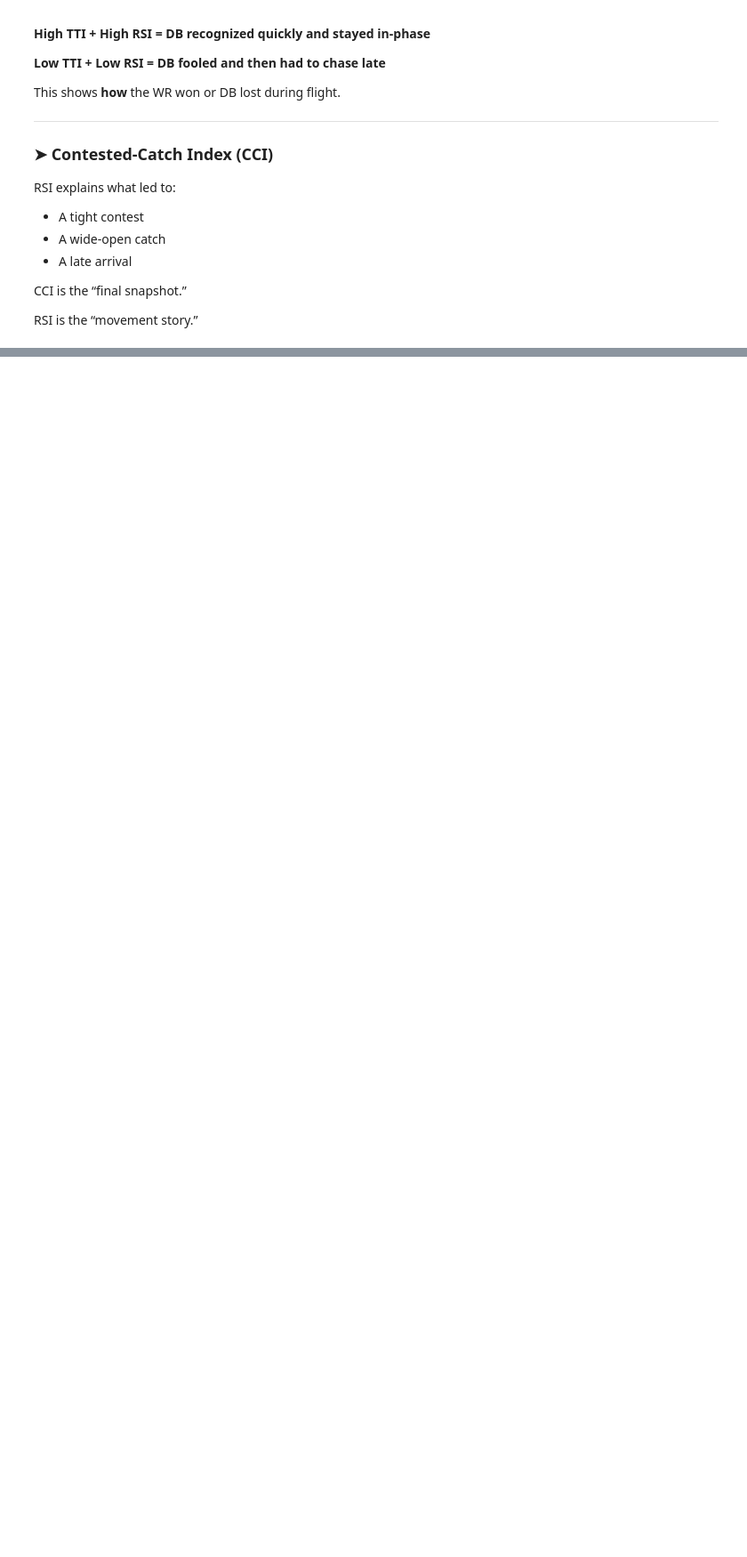
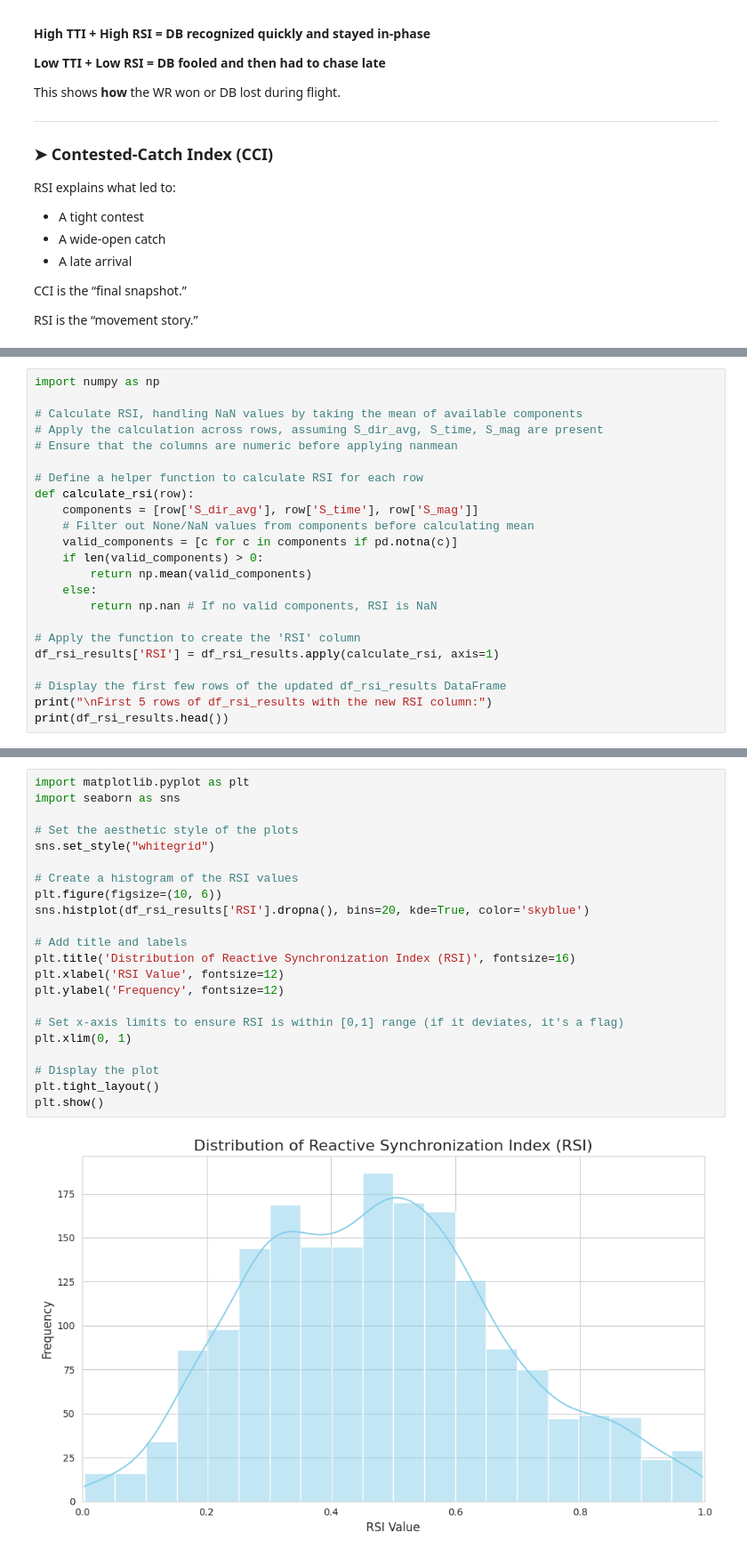
Before and after one commit to muma005/nfl-ball-flight-analysis, a Jupyter notebook: notebooks/05_metric_rsi.ipynb, the cells around one changed output, grey strips where cells are left out. Shown: that part at 89% size. Cells and saved outputs as stored; diff of their text form; blank space fills up the shorter version.

```diff
--- a/notebooks/05_metric_rsi.ipynb
+++ b/notebooks/05_metric_rsi.ipynb
@@ -247,0 +1220,23 @@ RSI is the “movement story.”
+# %%
+import numpy as np
+
+# Calculate RSI, handling NaN values by taking the mean of available components
+# Apply the calculation across rows, assuming S_dir_avg, S_time, S_mag are present
+# Ensure that the columns are numeric before applying nanmean
+
+# Define a helper function to calculate RSI for each row
+def calculate_rsi(row):
+    components = [row['S_dir_avg'], row['S_time'], row['S_mag']]
+    # Filter out None/NaN values from components before calculating mean
+    valid_components = [c for c in components if pd.notna(c)]
+    if len(valid_components) > 0:
+        return np.mean(valid_components)
+    else:
+        return np.nan # If no valid components, RSI is NaN
+
+# Apply the function to create the 'RSI' column
+df_rsi_results['RSI'] = df_rsi_results.apply(calculate_rsi, axis=1)
+
+# Display the first few rows of the updated df_rsi_results DataFrame
+print("\nFirst 5 rows of df_rsi_results with the new RSI column:")
+print(df_rsi_results.head())
@@ -247,0 +1266,24 @@ RSI is the “movement story.”
+# %%
+import matplotlib.pyplot as plt
+import seaborn as sns
+
+# Set the aesthetic style of the plots
+sns.set_style("whitegrid")
+
+# Create a histogram of the RSI values
+plt.figure(figsize=(10, 6))
+sns.histplot(df_rsi_results['RSI'].dropna(), bins=20, kde=True, color='skyblue')
+
+# Add title and labels
+plt.title('Distribution of Reactive Synchronization Index (RSI)', fontsize=16)
+plt.xlabel('RSI Value', fontsize=12)
+plt.ylabel('Frequency', fontsize=12)
+
+# Set x-axis limits to ensure RSI is within [0,1] range (if it deviates, it's a flag)
+plt.xlim(0, 1)
+
+# Display the plot
+plt.tight_layout()
+plt.show()
+# %% [output]
+[figure, added]
```
Also changed, not shown: parts of 56 cells of this notebook.
